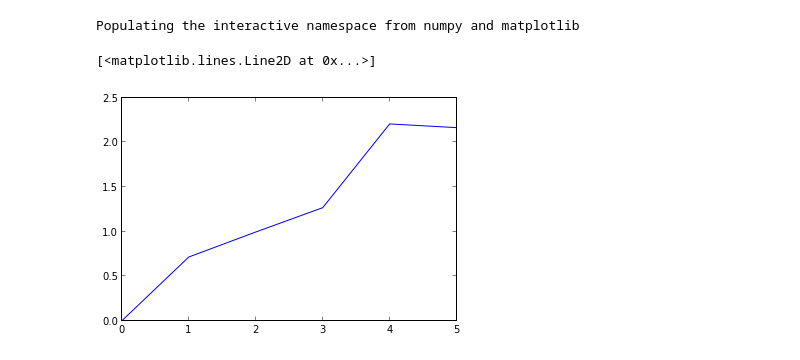
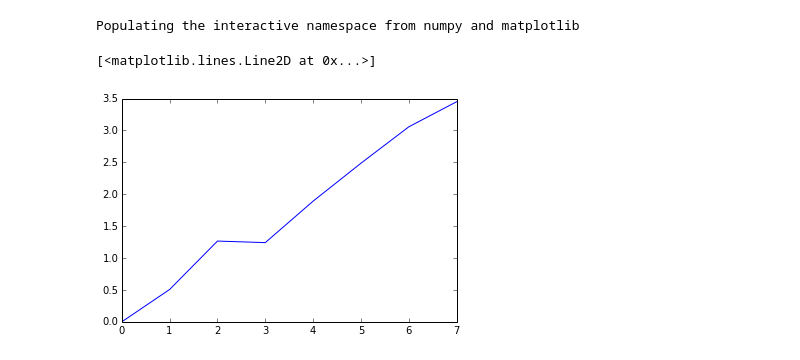
Before and after one commit to forero/spheres, a Jupyter notebook: code/spheres.ipynb, the cells around one changed output. Cells and saved outputs as stored; diff of their text form; code cells hidden in the pictures.

```diff
--- a/code/spheres.ipynb
+++ b/code/spheres.ipynb
@@ -3,8 +3,7 @@
 # %% [output]
 Populating the interactive namespace from numpy and matplotlib
 # %%
-def make_sphere(n_points):
-    mean_radius = 10.0
+def make_sphere(n_points, mean_radius=1.0):
     delta_radius = 1.0
     phi = random.random(n_points)*2.0*pi
     costheta = 2.0*(random.random(n_points)-0.5)
@@ -17,29 +16,30 @@ def make_sphere(n_points):
     z = radius * cos(theta)
     return [x,y,z]
 # %%
-def force(x,y,z):
-    force_x = x/(x**2 + y**2 + z**2)**(3.0/2.0)
-    force_y = y/(x**2 + y**2 + z**2)**(3.0/2.0)
-    force_z = z/(x**2 + y**2 + z**2)**(3.0/2.0)
+def force(x,y,z, mass=1.0):
+    force_x = mass*x/(x**2 + y**2 + z**2)**(3.0/2.0)
+    force_y = mass*y/(x**2 + y**2 + z**2)**(3.0/2.0)
+    force_z = mass*z/(x**2 + y**2 + z**2)**(3.0/2.0)
     total_force_x = sum(force_x)
     total_force_y = sum(force_y)
     total_force_z = sum(force_z)
     norm_total_force = sqrt(total_force_x**2 + total_force_y**2 + total_force_z**2)
     return norm_total_force, total_force_x, total_force_y, total_force_z
 # %%
-n_part = [1,10,1.0E2,1.0E3,1.0E4, 1.0E5]
+n_part = [1.0,10.0,1.0E2,1.0E3,1.0E4, 1.0E5, 1.0E6, 1.0E7]
 f_total = empty((0))
+mean_radius = 10.0
 for n in n_part:
-    x,y,z = make_sphere(n)
+    x,y,z = make_sphere(n, mean_radius=mean_radius)
     total_force,f_x,f_y,f_z = force(x,y,z)
     f_total = append(f_total, total_force)
 #    print f_total
 #    print total_force
 # %%
-plot(log10(n_part), log10(f_total*(10.0**2)))
+plot(log10(n_part), log10(f_total*(mean_radius**2)))
 # %% [output]
 [<matplotlib.lines.Line2D at 0x...>]
-[figure, old version]
+[figure, new version]
 # %%
 f_total = empty((0))
 f_total_x = empty((0))
```
Also changed, not shown: parts of 11 cells of this notebook.
